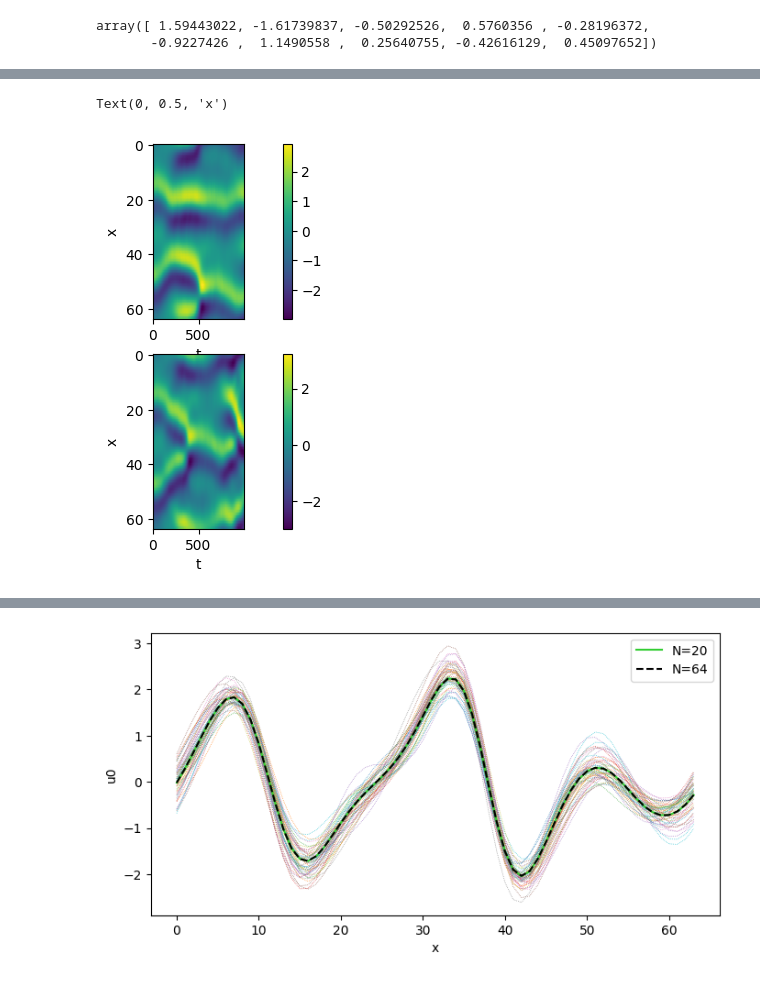
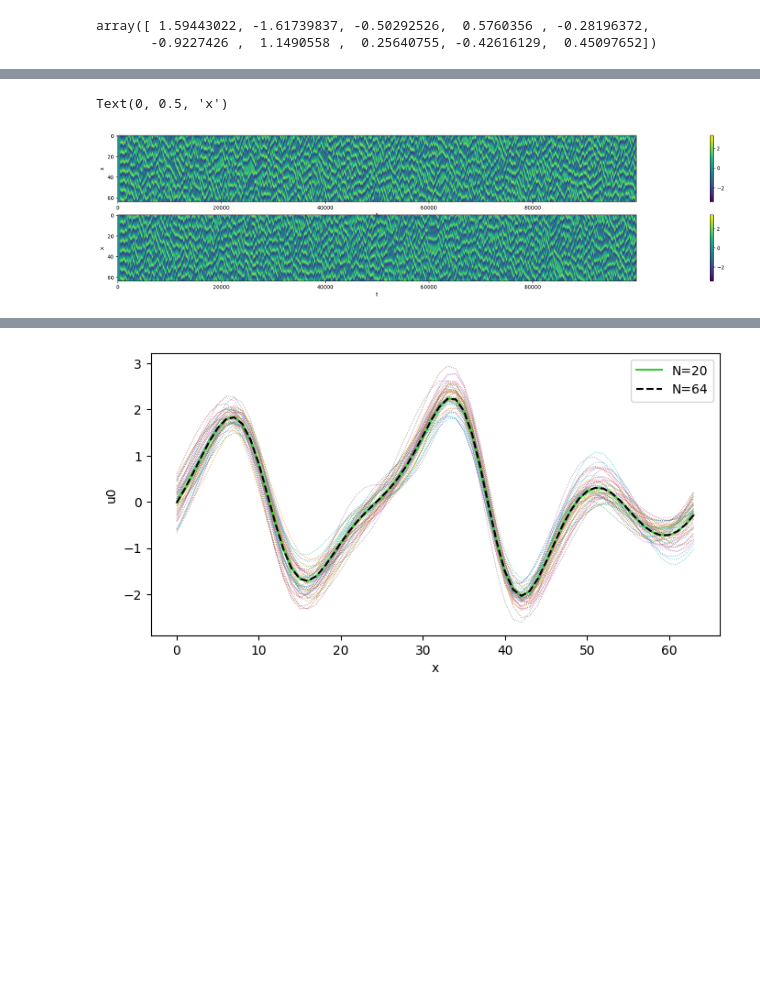
Before and after one commit to MagriLab/DA-RL, a Jupyter notebook: ks_experiment.ipynb, the cells around one changed output, grey strips where cells are left out. Saved outputs shown, nothing was run; the diff lists cells and outputs as text; code cells hidden in the pictures; blank space fills up the shorter version.

```diff
--- a/ks_experiment.ipynb
+++ b/ks_experiment.ipynb
@@ -50,5 +20,5 @@ print(np.__version__)
 # %%
-N_t = 100
+N_t = 10000
 
 observation_init = env.reset()
 observation_arr,_  = observation_init
@@ -118,7 +88,7 @@ def advance_f(KS, u, action):
     return u
 
 N_high = 64
-N_low = 14
+N_low = 64
 dt = 0.05
 nu = nu # the more chaotic system is, we need more modes in the low-order model
 
@@ -153,15 +123,15 @@ u0_f = np.fft.rfft(u0, axis=-1)
 u0_f_low = my_KS_low.n/my_KS_high.n * u0_f[:len(my_KS_low.k)] # lower order
 
 a0 = np.zeros(len(actuator_locs))
-n_t = 10000
+n_t = 100000
 u_f = np.zeros((n_t,len(u0_f)), dtype=np.complex128)
 u_f[0] = u0_f
 
 u_f_low = np.zeros((n_t,len(u0_f_low)), dtype=np.complex128)
 u_f_low[0] = u0_f_low
 for i in range(1,n_t):
-    # a = a0
-    a = env.action_space.sample()
+    a = a0
+    # a = env.action_space.sample()
     u_f[i] = advance_f(my_KS_high, u_f[i-1], a)
     u_f_low[i] = advance_f(my_KS_low, u_f_low[i-1], a)
 # %%
@@ -303,21 +273,21 @@ u_low = 1/my_KS_low.n * np.real(np.einsum('kj,ij->ki',u_f_low_full,exp_k_x_full)
 u_init = u[-1].copy()
 # %%
 t = dt * np.arange(n_t+1)
-plt.figure(figsize=(10,5))
+plt.figure(figsize=(50,5))
 plt.subplot(2,1,1)
-plt.imshow(u.T, aspect=30)
+plt.imshow(u.T, aspect=200)
 plt.colorbar()
 plt.xlabel('t')
 plt.ylabel('x')
 
 plt.subplot(2,1,2)
-plt.imshow(u_low.T, aspect=30)
+plt.imshow(u_low.T, aspect=200)
 plt.colorbar()
 plt.xlabel('t')
 plt.ylabel('x')
 # %% [output]
 Text(0, 0.5, 'x')
-[figure, old version]
+[figure, new version]
 # %%
 from scipy import linalg
 rng = np.random.default_rng(5)
```
Also changed, not shown: parts of 20 cells of this notebook, 13 other files.
